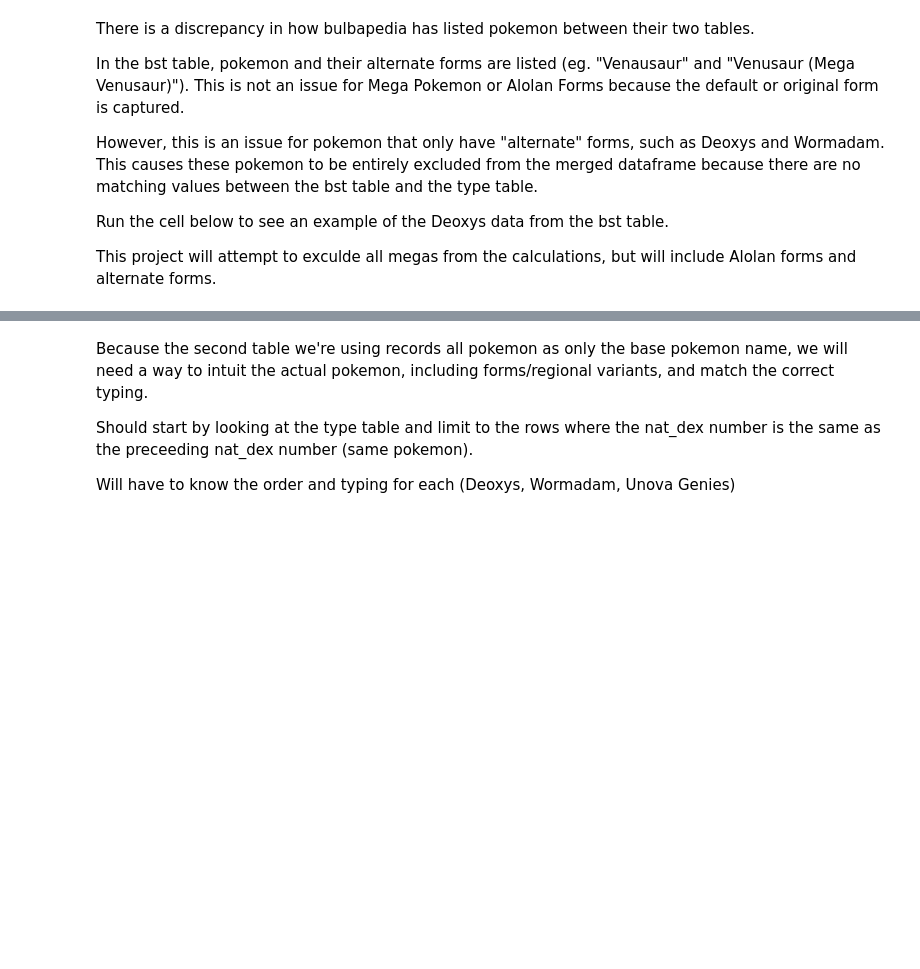
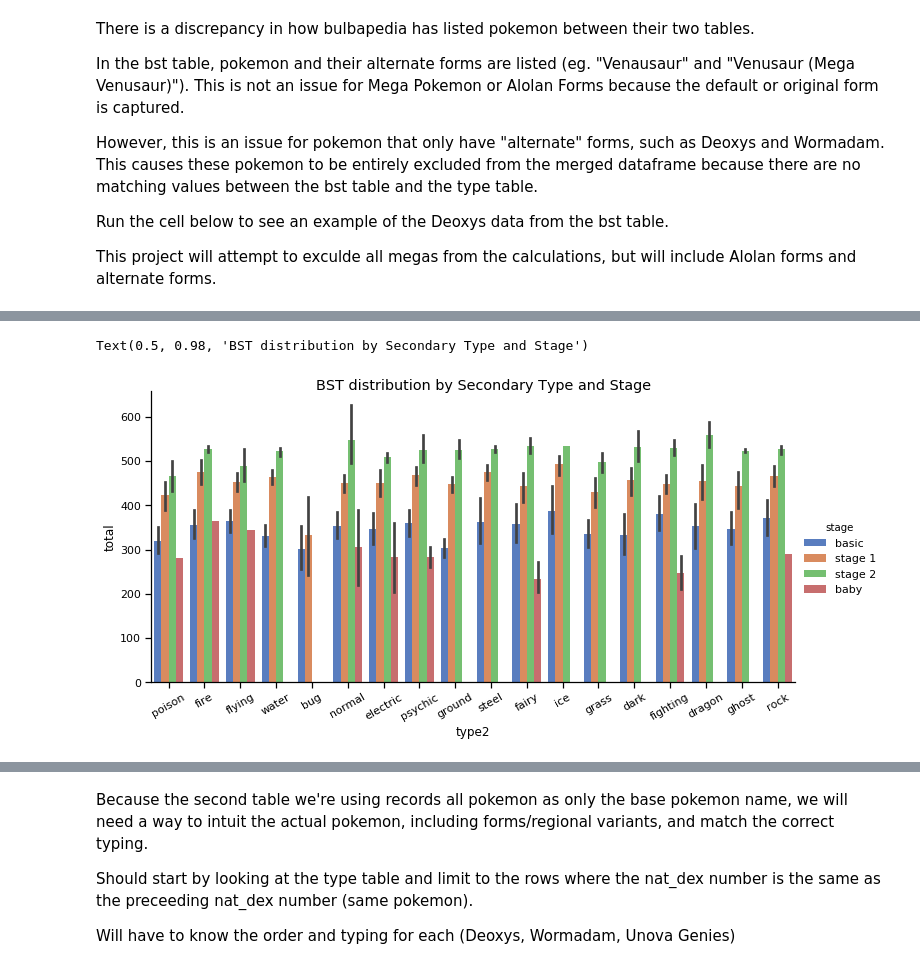
Before and after one commit to nmanhanke/pkmn-bst-data, a Jupyter notebook: Pokemon Stat Predictor 2.ipynb, the cells around one changed output, grey strips where cells are left out. Drawn from its saved outputs; the diff is of its cells as text; code cells hidden in the pictures; blank space fills up the shorter version.

```diff
--- a/Pokemon Stat Predictor 2.ipynb
+++ b/Pokemon Stat Predictor 2.ipynb
@@ -117,0 +593,7 @@ pkmn_bst_df[55:65].isin({'Pokémon':[]})
+# %%
+ax3 = sns.catplot(x = 'type2', y = 'total', hue = 'stage', data = bst_by_evo_stage_df, kind = 'bar', palette = 'muted', height = 5, aspect = 2)
+ax3.set_xticklabels(rotation = 30)
+ax3.fig.suptitle('BST distribution by Secondary Type and Stage')
+# %% [output]
+Text(0.5, 0.98, 'BST distribution by Secondary Type and Stage')
+[figure, added]
```
Also changed, not shown: parts of 125 cells of this notebook.
